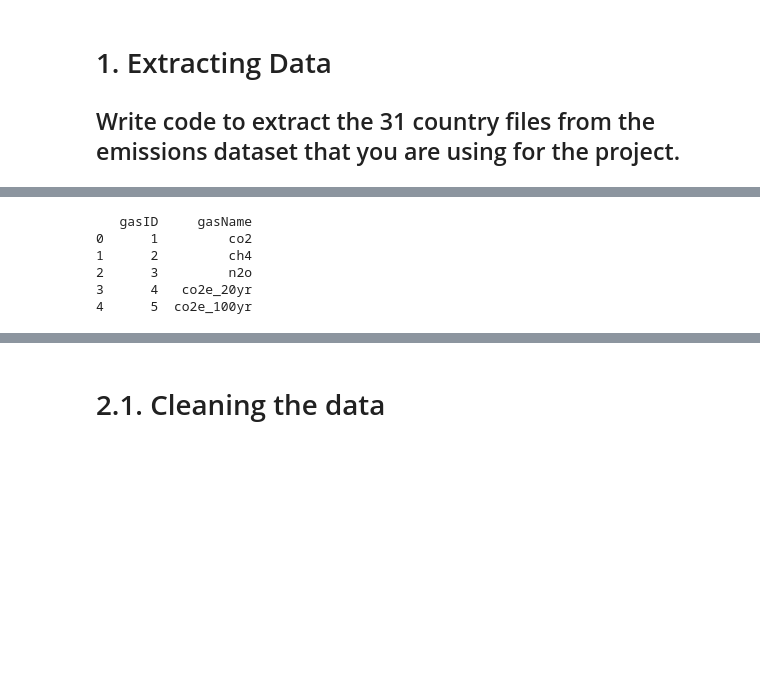
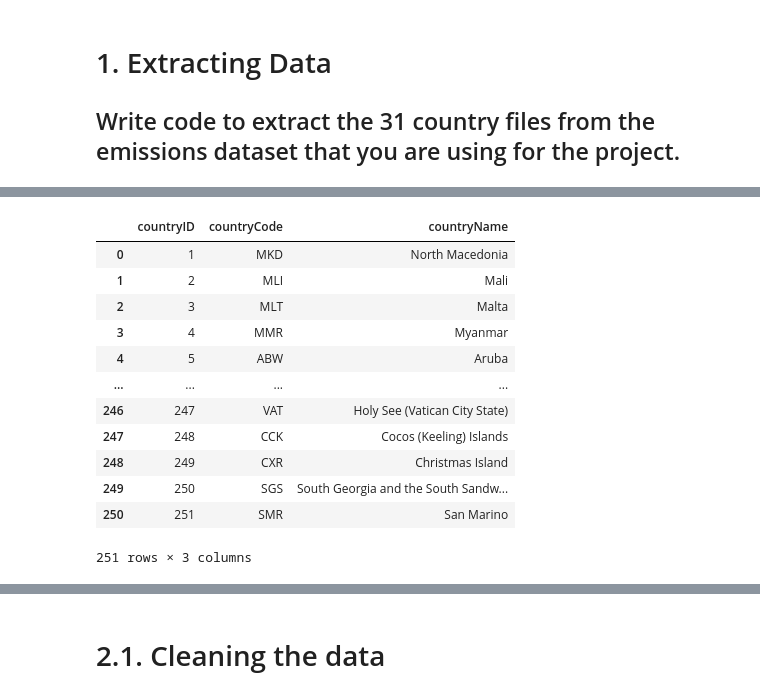
Before and after one commit to meganjchiang/info430proj, a Jupyter notebook: project2/deliverable2.ipynb, the cells around one changed output, grey strips where cells are left out. Drawn from its saved outputs; the diff is of its cells as text; code cells hidden in the pictures; blank space fills up the shorter version.

```diff
--- a/project2/deliverable2.ipynb
+++ b/project2/deliverable2.ipynb
@@ -177,13 +160,21 @@ print(dimCountry)
+# %%
+dimCountry
+# %% [output]
+|  | countryID | countryCode | countryName |
+| 0 | 1 | MKD | North Macedonia |
+| 1 | 2 | MLI | Mali |
+| 2 | 3 | MLT | Malta |
+| 3 | 4 | MMR | Myanmar |
+| 4 | 5 | ABW | Aruba |
+| ... | ... | ... | ... |
+| 246 | 247 | VAT | Holy See (Vatican City State) |
+| 247 | 248 | CCK | Cocos (Keeling) Islands |
+| 248 | 249 | CXR | Christmas Island |
+| 249 | 250 | SGS | South Georgia and the South Sandw... |
+| 250 | 251 | SMR | San Marino |
+251 rows × 3 columns
 # %%
 # Dataframe for gas
 dimGas = combined_df['gas'].unique()
 dimGas = pd.DataFrame(dimGas, columns=['gasName'])
 dimGas.insert(0, 'gasID', range(1, len(dimGas) + 1))
-print(dimGas)
-# %% [output]
-   gasID     gasName
-0      1         co2
-1      2         ch4
-2      3         n2o
-3      4   co2e_20yr
-4      5  co2e_100yr
```
Also changed, not shown: parts of 10 cells of this notebook.
